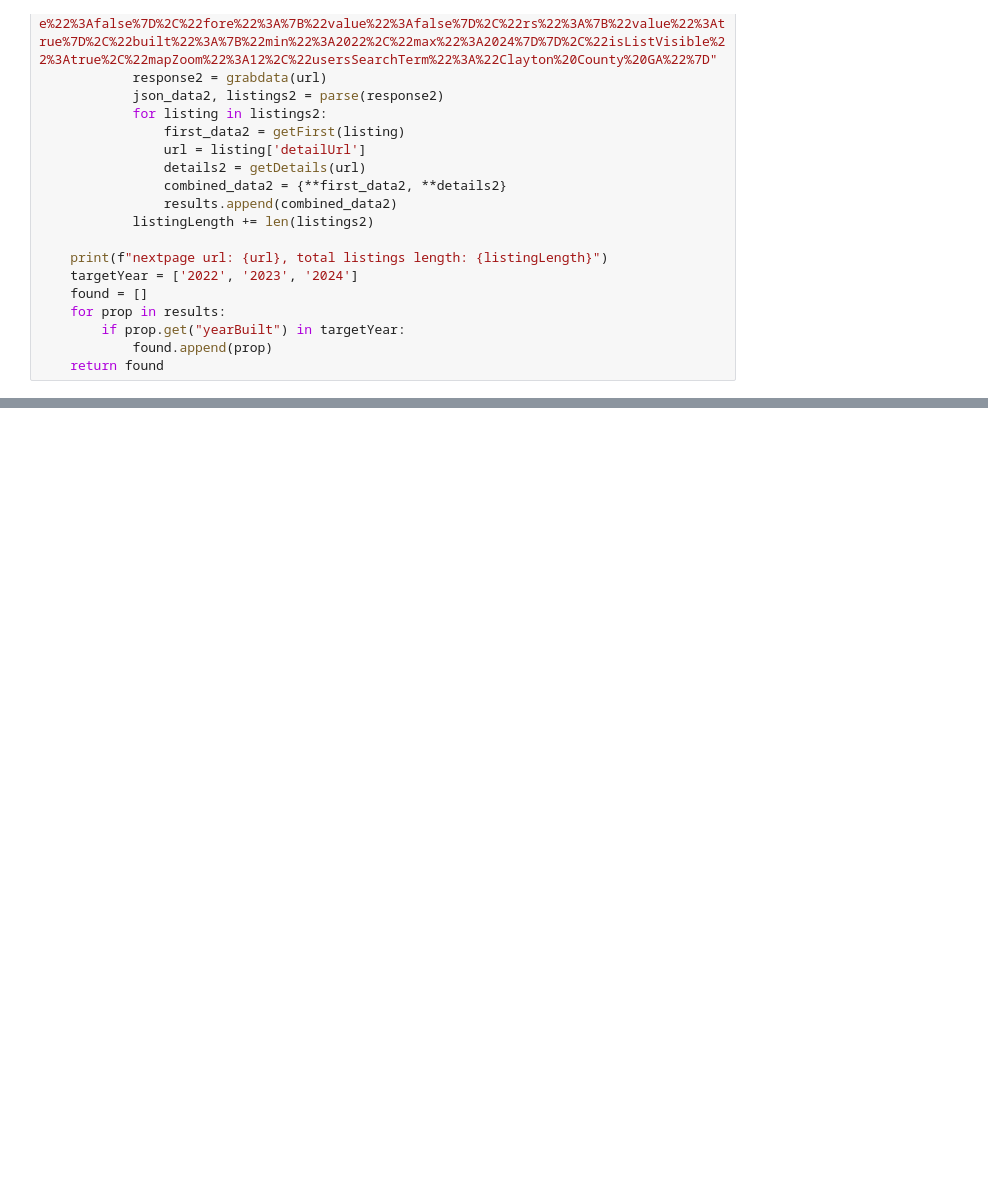
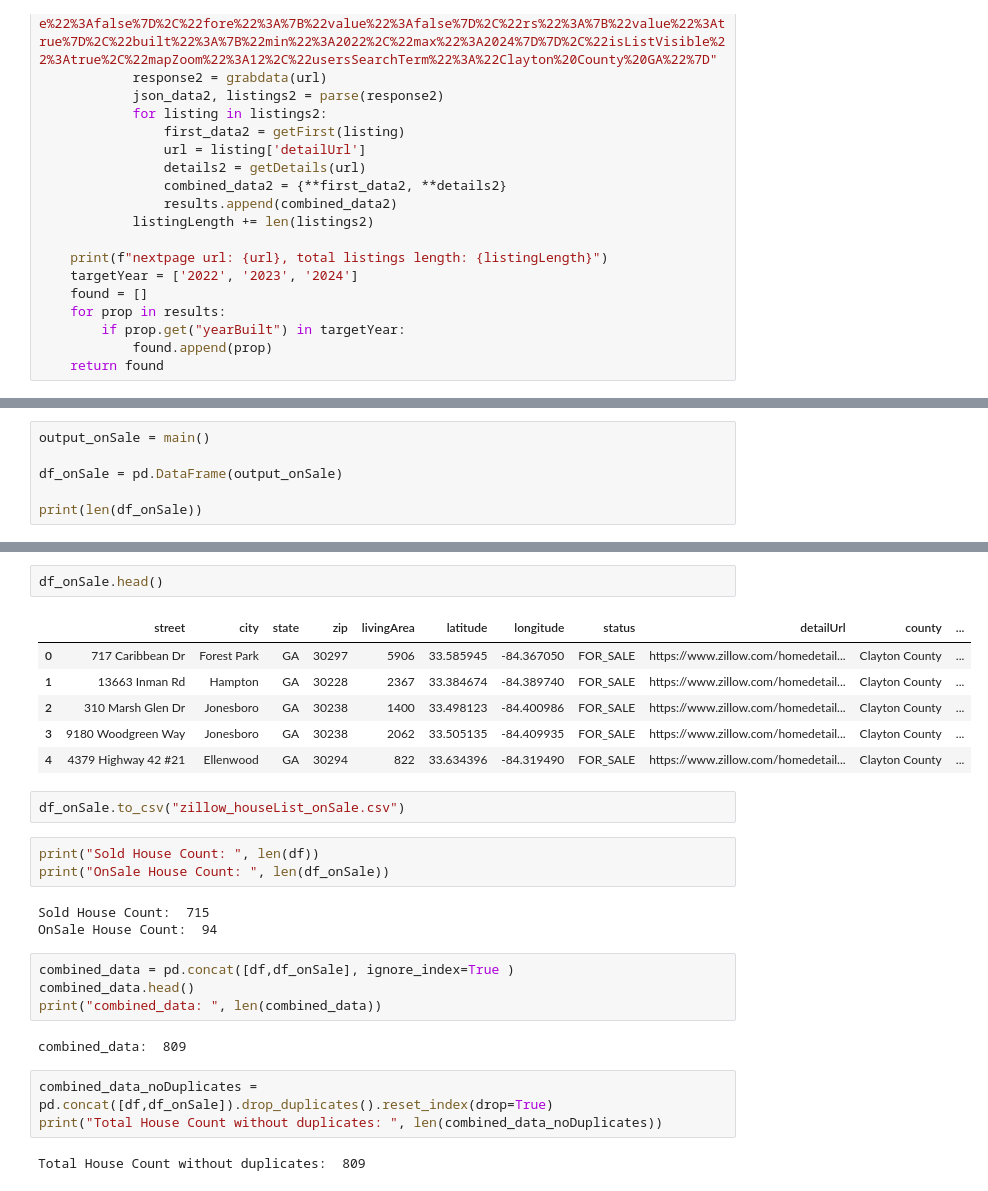
Before and after one commit to Alice0914/zillowScraper, a Jupyter notebook: zillowScraper-test.ipynb, the cells around one changed output, grey strips where cells are left out. Drawn from its saved outputs; the diff is of its cells as text; blank space fills up the shorter version.

Commit message:
Add OnSale Houses

```diff
--- a/zillowScraper-test.ipynb
+++ b/zillowScraper-test.ipynb
@@ -288,0 +330,6 @@ df.to_csv('home_list.csv')
+# %%
+output_onSale = main()
+
+df_onSale = pd.DataFrame(output_onSale)
+
+print(len(df_onSale))
@@ -288,0 +349,28 @@ df.to_csv('home_list.csv')
+# %%
+df_onSale.head()
+# %% [output]
+|  | street | city | state | zip | livingArea | latitude | longitude | status | detailUrl | county | ... |
+| 0 | 717 Caribbean Dr | Forest Park | GA | 30297 | 5906 | 33.585945 | -84.367050 | FOR_SALE | https://www.zillow.com/homedetail... | Clayton County | ... |
+| 1 | 13663 Inman Rd | Hampton | GA | 30228 | 2367 | 33.384674 | -84.389740 | FOR_SALE | https://www.zillow.com/homedetail... | Clayton County | ... |
+| 2 | 310 Marsh Glen Dr | Jonesboro | GA | 30238 | 1400 | 33.498123 | -84.400986 | FOR_SALE | https://www.zillow.com/homedetail... | Clayton County | ... |
+| 3 | 9180 Woodgreen Way | Jonesboro | GA | 30238 | 2062 | 33.505135 | -84.409935 | FOR_SALE | https://www.zillow.com/homedetail... | Clayton County | ... |
+| 4 | 4379 Highway 42 #21 | Ellenwood | GA | 30294 | 822 | 33.634396 | -84.319490 | FOR_SALE | https://www.zillow.com/homedetail... | Clayton County | ... |
+# %%
+df_onSale.to_csv("zillow_houseList_onSale.csv")
+# %%
+print("Sold House Count: ", len(df))
+print("OnSale House Count: ", len(df_onSale))
+# %% [output]
+Sold House Count:  715
+OnSale House Count:  94
+# %%
+combined_data = pd.concat([df,df_onSale], ignore_index=True )
+combined_data.head()
+print("combined_data: ", len(combined_data))
+# %% [output]
+combined_data:  809
+# %%
+combined_data_noDuplicates = pd.concat([df,df_onSale]).drop_duplicates().reset_index(drop=True)
+print("Total House Count without duplicates: ", len(combined_data_noDuplicates))
+# %% [output]
+Total House Count without duplicates:  809
```
Also changed, not shown: parts of 10 cells of this notebook, 4 other files.
